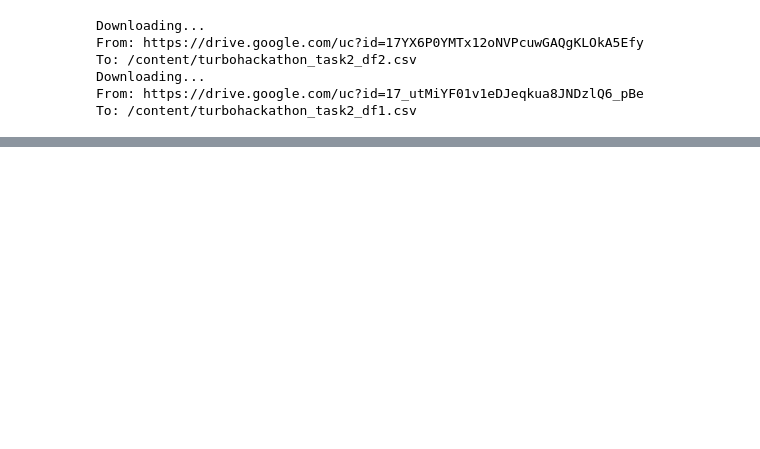
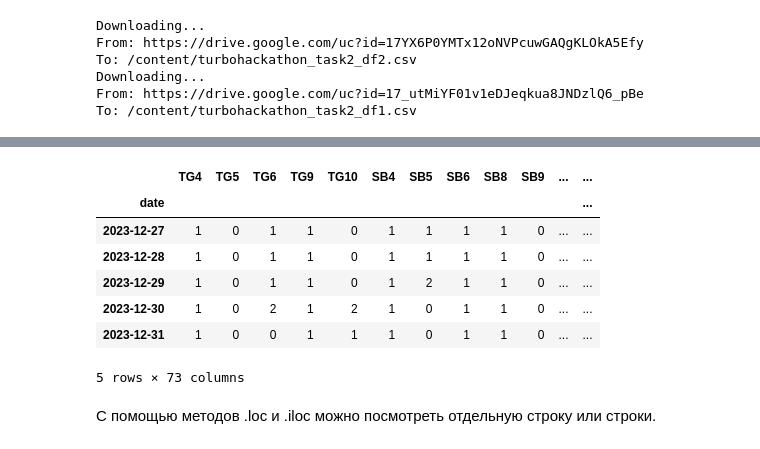
Before and after one commit to ArtyomShabunin/SMOPA, a Jupyter notebook: lesson_1.ipynb, the cells around one changed output, grey strips where cells are left out. Drawn from its saved outputs; the diff is of its cells as text; code cells hidden in the pictures; blank space fills up the shorter version.

```diff
--- a/lesson_1.ipynb
+++ b/lesson_1.ipynb
@@ -229,0 +240,10 @@ df2.head()
+# %%
+df1 = pd.read_csv(
+    './turbohackathon_task2_df1.csv',
+    parse_dates=["data"],
+    index_col="data",)
+
+df2 = pd.read_csv(
+    './turbohackathon_task2_df2.csv',
+    parse_dates=["date"],
+    index_col="date",)
@@ -229,0 +276,13 @@ df2.head()
+# %%
+df2.tail()
+# %% [output]
+|  | TG4 | TG5 | TG6 | TG9 | TG10 | SB4 | SB5 | SB6 | SB8 | SB9 | ... | ... |
+| date |  |  |  |  |  |  |  |  |  |  |  | ... |
+| 2023-12-27 | 1 | 0 | 1 | 1 | 0 | 1 | 1 | 1 | 1 | 0 | ... | ... |
+| 2023-12-28 | 1 | 0 | 1 | 1 | 0 | 1 | 1 | 1 | 1 | 0 | ... | ... |
+| 2023-12-29 | 1 | 0 | 1 | 1 | 0 | 1 | 2 | 1 | 1 | 0 | ... | ... |
+| 2023-12-30 | 1 | 0 | 2 | 1 | 2 | 1 | 0 | 1 | 1 | 0 | ... | ... |
+| 2023-12-31 | 1 | 0 | 0 | 1 | 1 | 1 | 0 | 1 | 1 | 0 | ... | ... |
+5 rows × 73 columns
+# %% [markdown]
+С помощью методов .loc и .iloc можно посмотреть отдельную строку или строки.
```
Also changed, not shown: parts of 37 cells of this notebook.
